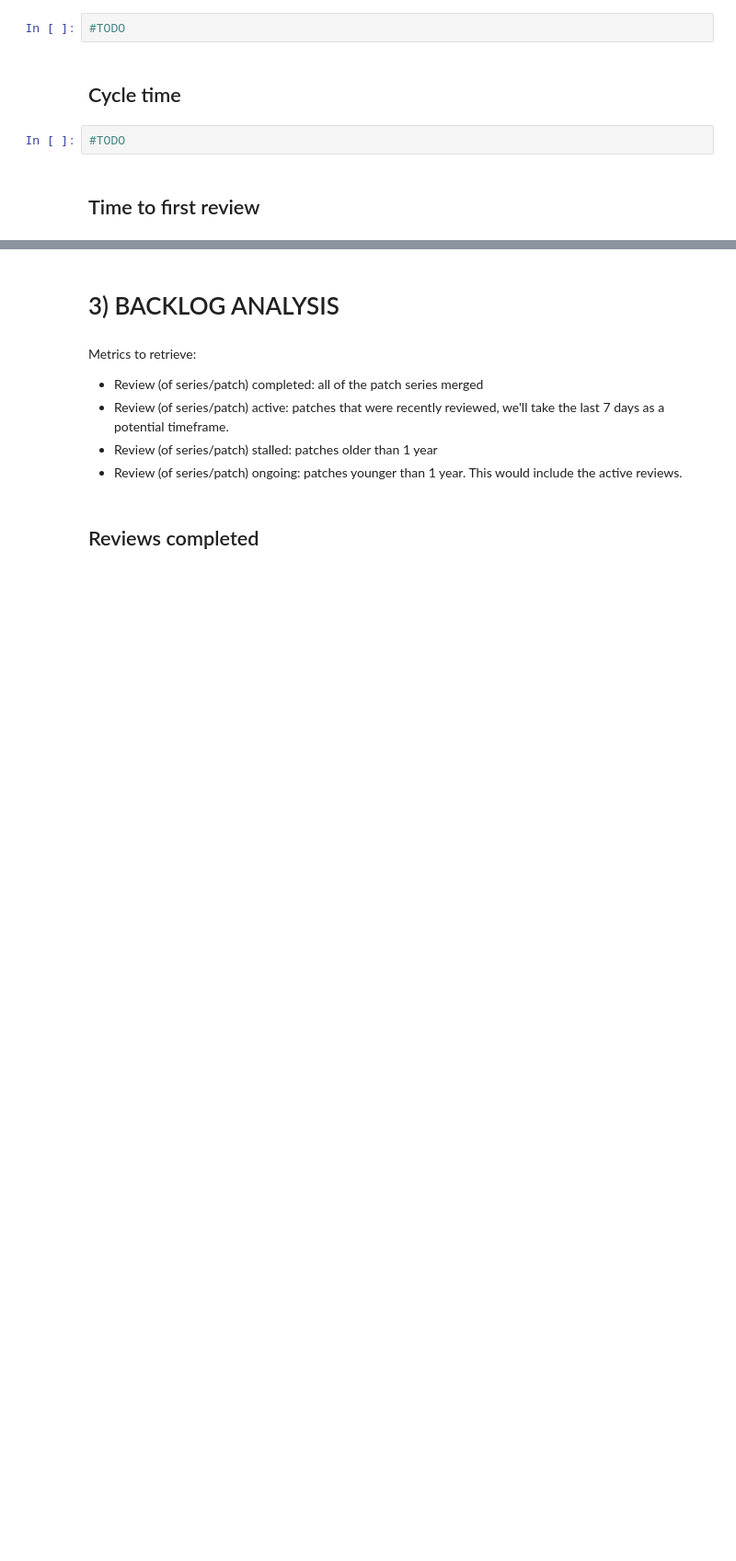
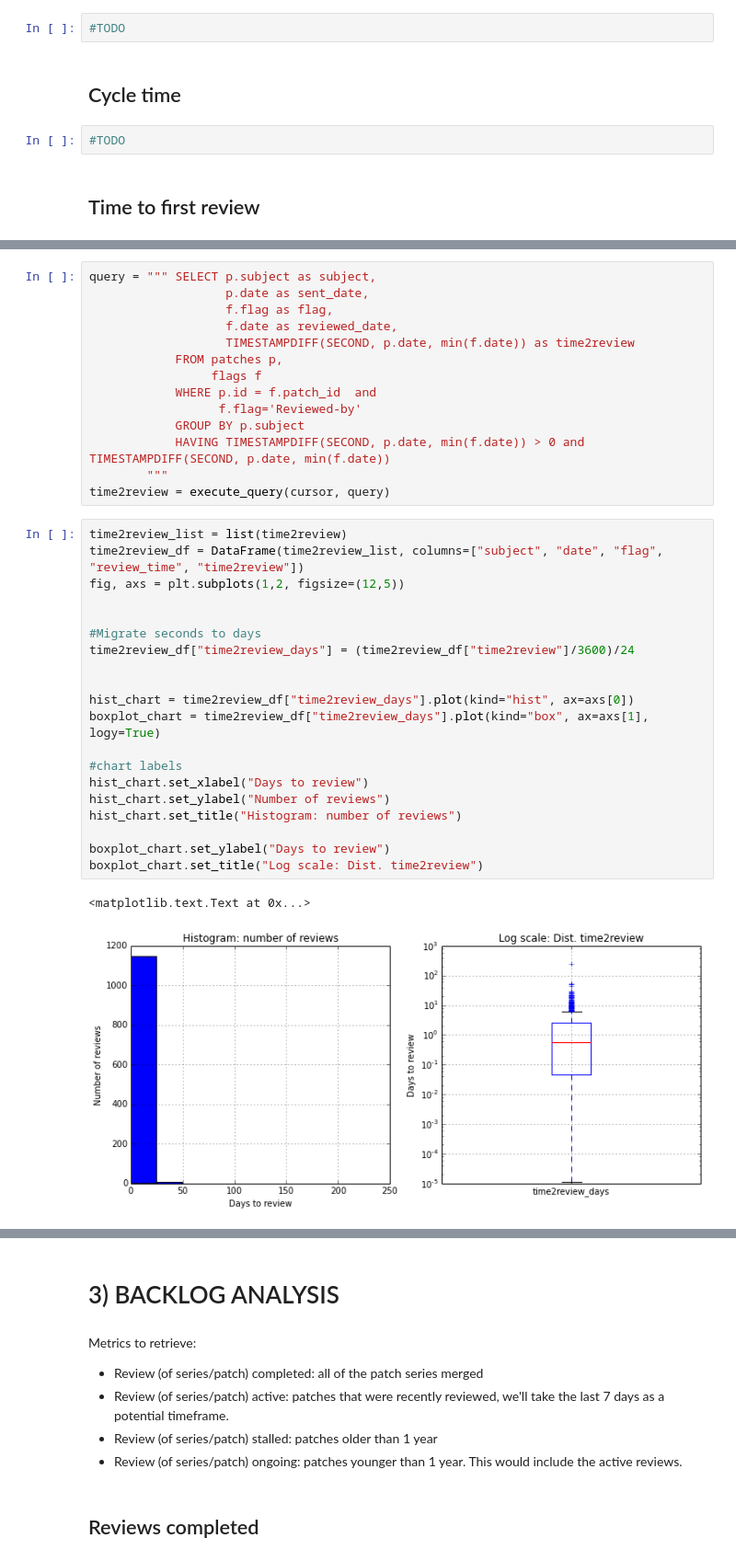
Before and after one commit to dicortazar/ipython-notebooks, a Jupyter notebook: projects/xen-analysis/Code-Review-Metrics.ipynb, the cells around one changed output, grey strips where cells are left out. Shown at 92% size. Saved outputs shown, nothing was run; the diff lists cells and outputs as text; blank space fills up the shorter version.

Commit message:
Add Time to first review analysis

```diff
--- a/projects/xen-analysis/Code-Review-Metrics.ipynb
+++ b/projects/xen-analysis/Code-Review-Metrics.ipynb
@@ -233,0 +242,37 @@ Metrics to retrieve:
+# %%
+query = """ SELECT p.subject as subject,
+                   p.date as sent_date,
+                   f.flag as flag,
+                   f.date as reviewed_date,
+                   TIMESTAMPDIFF(SECOND, p.date, min(f.date)) as time2review
+            FROM patches p,
+                 flags f
+            WHERE p.id = f.patch_id  and
+                  f.flag='Reviewed-by'
+            GROUP BY p.subject
+            HAVING TIMESTAMPDIFF(SECOND, p.date, min(f.date)) > 0 and TIMESTAMPDIFF(SECOND, p.date, min(f.date))
+        """
+time2review = execute_query(cursor, query)
+# %%
+time2review_list = list(time2review)
+time2review_df = DataFrame(time2review_list, columns=["subject", "date", "flag", "review_time", "time2review"])
+fig, axs = plt.subplots(1,2, figsize=(12,5))
+
+
+#Migrate seconds to days
+time2review_df["time2review_days"] = (time2review_df["time2review"]/3600)/24
+
+
+hist_chart = time2review_df["time2review_days"].plot(kind="hist", ax=axs[0])
+boxplot_chart = time2review_df["time2review_days"].plot(kind="box", ax=axs[1], logy=True)
+
+#chart labels
+hist_chart.set_xlabel("Days to review")
+hist_chart.set_ylabel("Number of reviews")
+hist_chart.set_title("Histogram: number of reviews")
+
+boxplot_chart.set_ylabel("Days to review")
+boxplot_chart.set_title("Log scale: Dist. time2review")
+# %% [output]
+<matplotlib.text.Text at 0x...>
+[figure, added]
```
Also changed, not shown: parts of 3 cells of this notebook.
